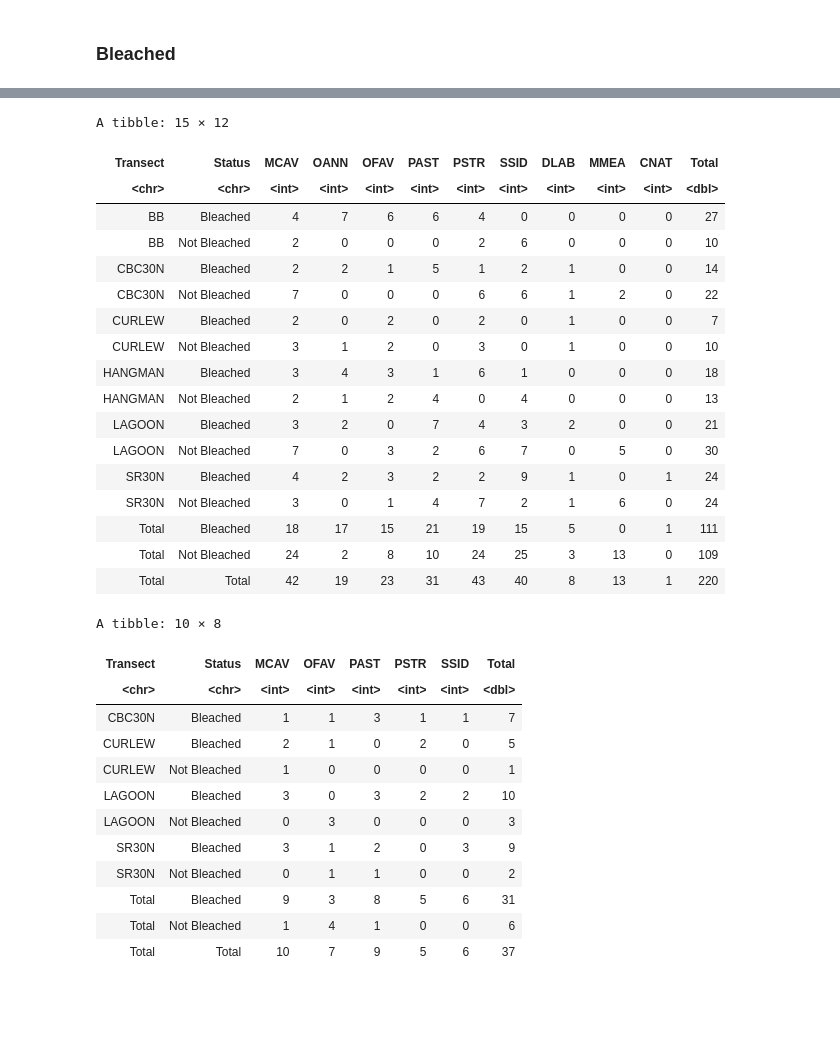
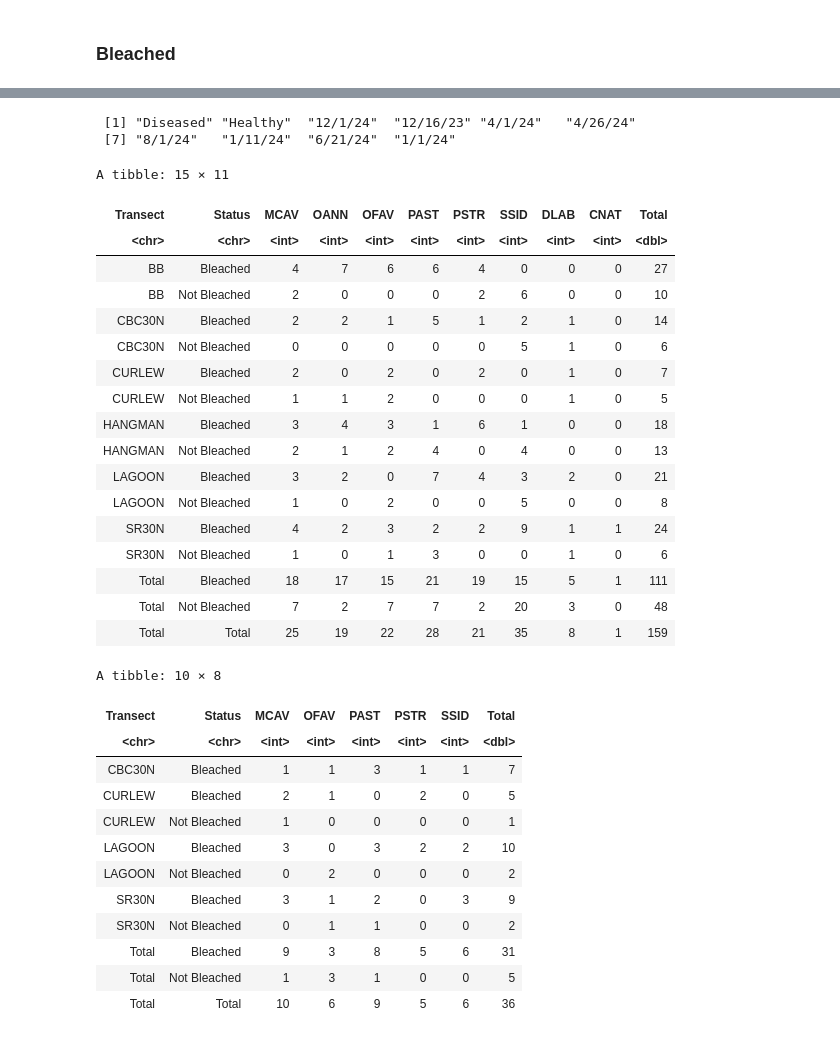
Before and after one commit to brookewicz/Code_notebook, a Jupyter notebook: SampleSummaries.ipynb, the cells around one changed output, grey strips where cells are left out. Saved outputs shown, nothing was run; the diff lists cells and outputs as text; code cells hidden in the pictures; blank space fills up the shorter version.

Commit message:
sample table summaries

```diff
--- a/SampleSummaries.ipynb
+++ b/SampleSummaries.ipynb
@@ -108,6 +133,19 @@ A tibble: 5 × 7
+# %%
+clb_colony<-colony %>%
+    # remove colonies that died in 2022 and 9/23
+  filter(
+    !str_detect(Date_DocumentedMortality, "/22") &
+    !str_detect(Date_DocumentedMortality, "9/.*/23") &
+    !str_detect(Date_DocumentedMortality, "5/.*/23")
+  )
+
+unique(clb_colony$Date_DocumentedMortality)
+# %% [output]
+ [1] "Diseased" "Healthy"  "12/1/24"  "12/16/23" "4/1/24"   "4/26/24"
+ [7] "8/1/24"   "1/11/24"  "6/21/24"  "1/1/24"
 # %%
 # Add bleach status column
-clb_summary <- colony %>%
+clb_summary <- clb_colony %>%
   mutate(
     clb_y_n = if_any(everything(), ~ str_detect(., "CLB|CLP")),
     Status = case_when(
@@ -117,51 +155,51 @@ clb_summary <- colony %>%
     ))
 
 # Count by Transect, Species, and Status
 summary_tbl <- clb_summary %>%
   group_by(Transect, Species, Status) %>%
   summarise(n = n(), .groups = "drop") %>%
   pivot_wider(names_from = Species, values_from = n, values_fill = 0) %>%
   mutate(Total = rowSums(across(-c(Transect, Status))))
 
 # Add row totals per Status
 status_totals <- summary_tbl %>%
   select(-Transect) %>%
   group_by(Status) %>%
   summarise(across(everything(), sum)) %>%
   mutate(Transect = "Total") %>%
   select(Transect, everything())
 
 # Add grand total row
 grand_total <- summary_tbl %>%
   select(-c(Transect, Status)) %>%
   summarise(across(everything(), sum)) %>%
   mutate(Transect = "Total", Status = "Total") %>%
   select(Transect, Status, everything())
 
 # Combine
 clb_summarytable <- bind_rows(summary_tbl, status_totals, grand_total) %>%
   arrange(Transect, Status)
 
 clb_summarytable
 # %% [output]
-A tibble: 15 × 12
+A tibble: 15 × 11
-| Transect | Status | MCAV | OANN | OFAV | PAST | PSTR | SSID | DLAB | MMEA | CNAT | Total |
-| <chr> | <chr> | <int> | <int> | <int> | <int> | <int> | <int> | <int> | <int> | <int> | <dbl> |
-| BB | Bleached | 4 | 7 | 6 | 6 | 4 | 0 | 0 | 0 | 0 | 27 |
-| BB | Not Bleached | 2 | 0 | 0 | 0 | 2 | 6 | 0 | 0 | 0 | 10 |
-| CBC30N | Bleached | 2 | 2 | 1 | 5 | 1 | 2 | 1 | 0 | 0 | 14 |
-| CBC30N | Not Bleached | 7 | 0 | 0 | 0 | 6 | 6 | 1 | 2 | 0 | 22 |
-| CURLEW | Bleached | 2 | 0 | 2 | 0 | 2 | 0 | 1 | 0 | 0 | 7 |
-| CURLEW | Not Bleached | 3 | 1 | 2 | 0 | 3 | 0 | 1 | 0 | 0 | 10 |
-| HANGMAN | Bleached | 3 | 4 | 3 | 1 | 6 | 1 | 0 | 0 | 0 | 18 |
-| HANGMAN | Not Bleached | 2 | 1 | 2 | 4 | 0 | 4 | 0 | 0 | 0 | 13 |
-| LAGOON | Bleached | 3 | 2 | 0 | 7 | 4 | 3 | 2 | 0 | 0 | 21 |
-| LAGOON | Not Bleached | 7 | 0 | 3 | 2 | 6 | 7 | 0 | 5 | 0 | 30 |
-| SR30N | Bleached | 4 | 2 | 3 | 2 | 2 | 9 | 1 | 0 | 1 | 24 |
-| SR30N | Not Bleached | 3 | 0 | 1 | 4 | 7 | 2 | 1 | 6 | 0 | 24 |
-| Total | Bleached | 18 | 17 | 15 | 21 | 19 | 15 | 5 | 0 | 1 | 111 |
-| Total | Not Bleached | 24 | 2 | 8 | 10 | 24 | 25 | 3 | 13 | 0 | 109 |
-| Total | Total | 42 | 19 | 23 | 31 | 43 | 40 | 8 | 13 | 1 | 220 |
+| Transect | Status | MCAV | OANN | OFAV | PAST | PSTR | SSID | DLAB | CNAT | Total |
+| <chr> | <chr> | <int> | <int> | <int> | <int> | <int> | <int> | <int> | <int> | <dbl> |
+| BB | Bleached | 4 | 7 | 6 | 6 | 4 | 0 | 0 | 0 | 27 |
+| BB | Not Bleached | 2 | 0 | 0 | 0 | 2 | 6 | 0 | 0 | 10 |
+| CBC30N | Bleached | 2 | 2 | 1 | 5 | 1 | 2 | 1 | 0 | 14 |
+| CBC30N | Not Bleached | 0 | 0 | 0 | 0 | 0 | 5 | 1 | 0 | 6 |
+| CURLEW | Bleached | 2 | 0 | 2 | 0 | 2 | 0 | 1 | 0 | 7 |
+| CURLEW | Not Bleached | 1 | 1 | 2 | 0 | 0 | 0 | 1 | 0 | 5 |
+| HANGMAN | Bleached | 3 | 4 | 3 | 1 | 6 | 1 | 0 | 0 | 18 |
+| HANGMAN | Not Bleached | 2 | 1 | 2 | 4 | 0 | 4 | 0 | 0 | 13 |
+| LAGOON | Bleached | 3 | 2 | 0 | 7 | 4 | 3 | 2 | 0 | 21 |
+| LAGOON | Not Bleached | 1 | 0 | 2 | 0 | 0 | 5 | 0 | 0 | 8 |
+| SR30N | Bleached | 4 | 2 | 3 | 2 | 2 | 9 | 1 | 1 | 24 |
+| SR30N | Not Bleached | 1 | 0 | 1 | 3 | 0 | 0 | 1 | 0 | 6 |
+| Total | Bleached | 18 | 17 | 15 | 21 | 19 | 15 | 5 | 1 | 111 |
+| Total | Not Bleached | 7 | 2 | 7 | 7 | 2 | 20 | 3 | 0 | 48 |
+| Total | Total | 25 | 19 | 22 | 28 | 21 | 35 | 8 | 1 | 159 |
 # %%
 # repeat for immune
 immune <-clb_summary %>%
@@ -202,11 +240,11 @@ A tibble: 10 × 8
 | CURLEW | Bleached | 2 | 1 | 0 | 2 | 0 | 5 |
 | CURLEW | Not Bleached | 1 | 0 | 0 | 0 | 0 | 1 |
 | LAGOON | Bleached | 3 | 0 | 3 | 2 | 2 | 10 |
-| LAGOON | Not Bleached | 0 | 3 | 0 | 0 | 0 | 3 |
+| LAGOON | Not Bleached | 0 | 2 | 0 | 0 | 0 | 2 |
 | SR30N | Bleached | 3 | 1 | 2 | 0 | 3 | 9 |
 | SR30N | Not Bleached | 0 | 1 | 1 | 0 | 0 | 2 |
 | Total | Bleached | 9 | 3 | 8 | 5 | 6 | 31 |
-| Total | Not Bleached | 1 | 4 | 1 | 0 | 0 | 6 |
-| Total | Total | 10 | 7 | 9 | 5 | 6 | 37 |
+| Total | Not Bleached | 1 | 3 | 1 | 0 | 0 | 5 |
+| Total | Total | 10 | 6 | 9 | 5 | 6 | 36 |
 # %%
 # export
```
Also changed, not shown: parts of 5 cells of this notebook, 4 other files.
